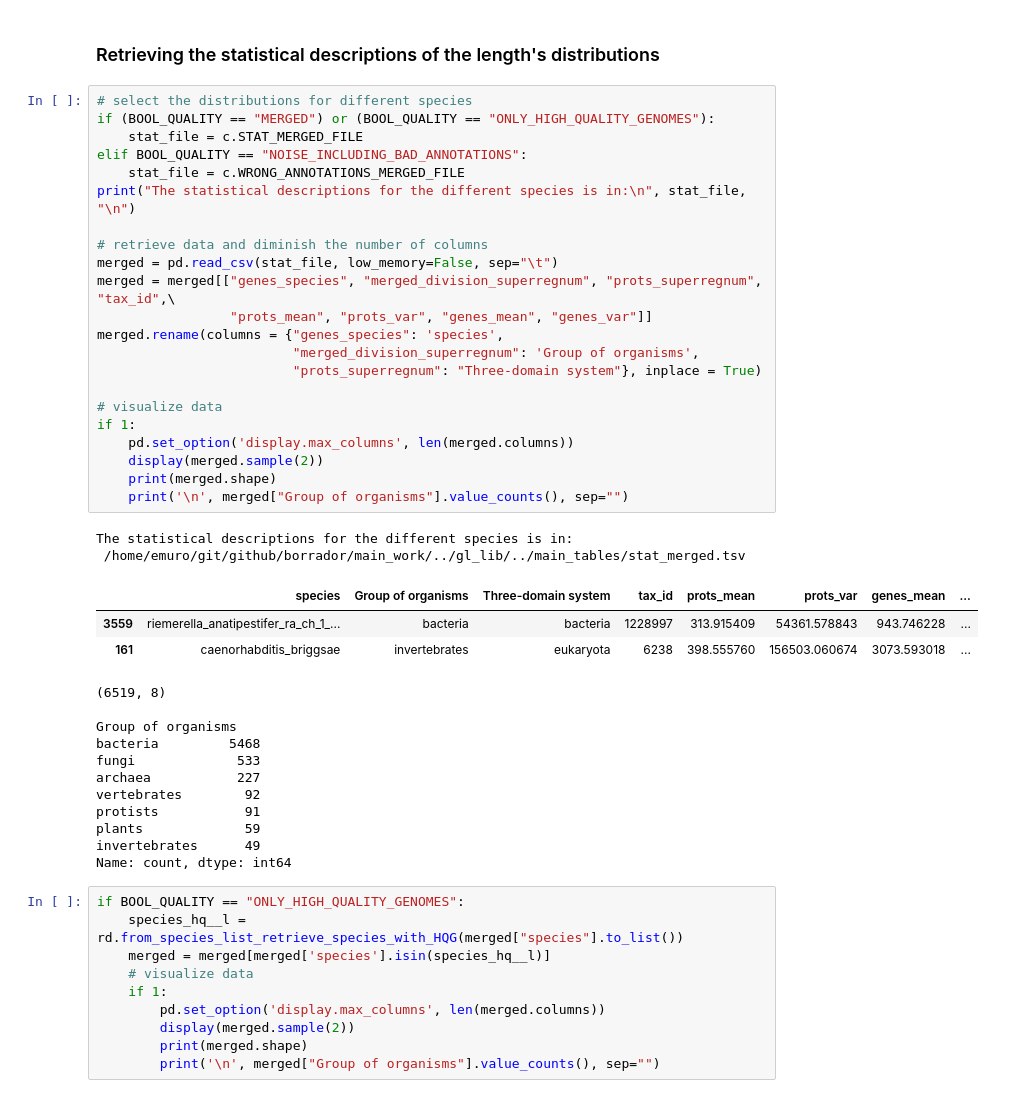
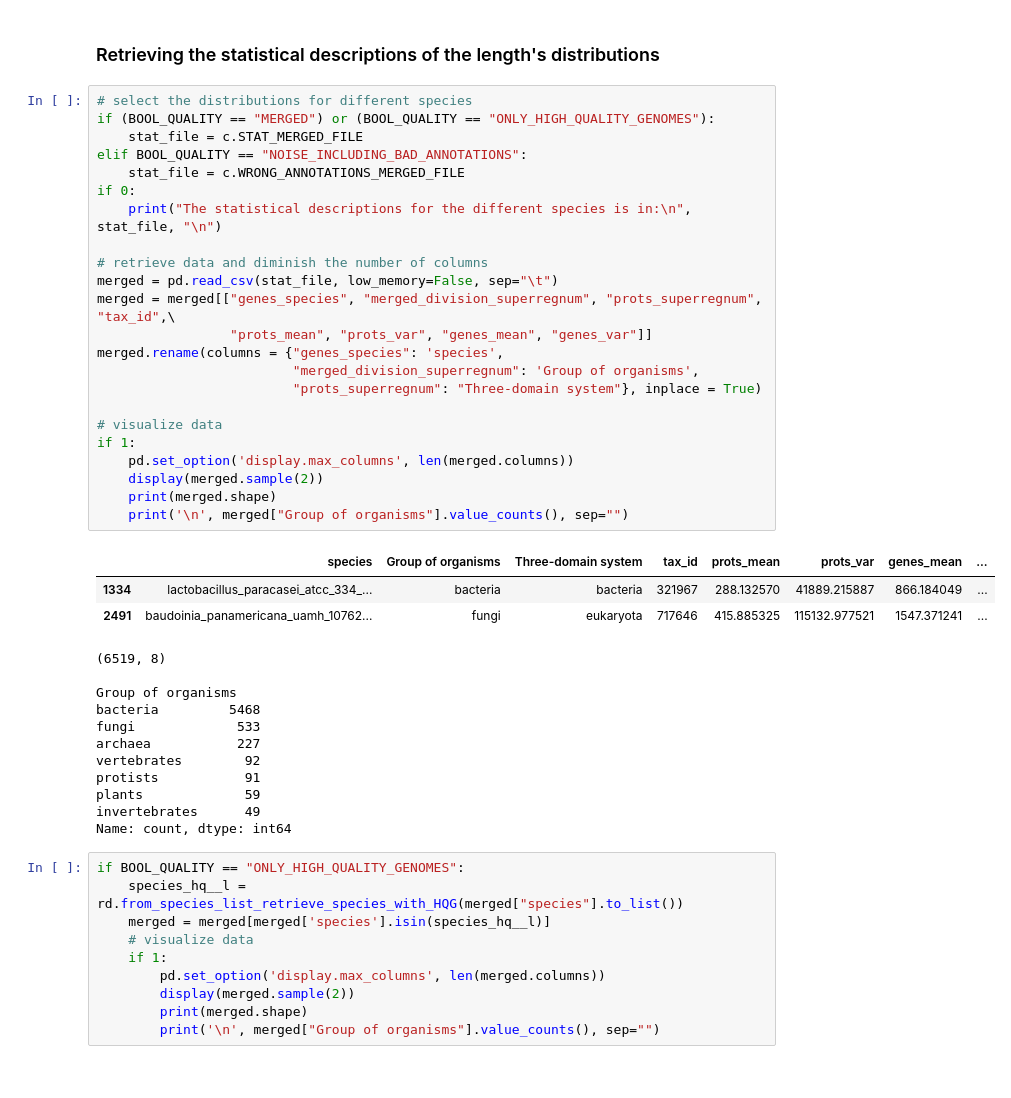
Before and after one commit to emuro/borrador, a Jupyter notebook: main_work/relation_proteins_protCodGenes_lengths.ipynb, the cells around one changed output. Saved outputs shown, nothing was run; the diff lists cells and outputs as text.

```diff
--- a/main_work/relation_proteins_protCodGenes_lengths.ipynb
+++ b/main_work/relation_proteins_protCodGenes_lengths.ipynb
@@ -24,42 +24,41 @@ BOOL_ALSO_THREE_DOMAIN_SYSTEM = 1
 # %%
 # select the distributions for different species
 if (BOOL_QUALITY == "MERGED") or (BOOL_QUALITY == "ONLY_HIGH_QUALITY_GENOMES"):
     stat_file = c.STAT_MERGED_FILE
 elif BOOL_QUALITY == "NOISE_INCLUDING_BAD_ANNOTATIONS":
     stat_file = c.WRONG_ANNOTATIONS_MERGED_FILE
-print("The statistical descriptions for the different species is in:\n", stat_file, "\n")
+if 0:
+    print("The statistical descriptions for the different species is in:\n", stat_file, "\n")
 
 # retrieve data and diminish the number of columns
 merged = pd.read_csv(stat_file, low_memory=False, sep="\t")
 merged = merged[["genes_species", "merged_division_superregnum", "prots_superregnum", "tax_id",\
                  "prots_mean", "prots_var", "genes_mean", "genes_var"]]
 merged.rename(columns = {"genes_species": 'species',
                          "merged_division_superregnum": 'Group of organisms',
                          "prots_superregnum": "Three-domain system"}, inplace = True)
 
 # visualize data
 if 1:
     pd.set_option('display.max_columns', len(merged.columns))
     display(merged.sample(2))
     print(merged.shape)
     print('\n', merged["Group of organisms"].value_counts(), sep="")
 # %% [output]
+|  | species | Group of organisms | Three-domain system | tax_id | prots_mean | prots_var | genes_mean | ... |
+| 1334 | lactobacillus_paracasei_atcc_334_... | bacteria | bacteria | 321967 | 288.132570 | 41889.215887 | 866.184049 | ... |
+| 2491 | baudoinia_panamericana_uamh_10762... | fungi | eukaryota | 717646 | 415.885325 | 115132.977521 | 1547.371241 | ... |
-The statistical descriptions for the different species is in:
- /home/emuro/git/github/borrador/main_work/../gl_lib/../main_tables/stat_merged.tsv
+(6519, 8)
+
+Group of organisms
+bacteria         5468
+fungi             533
+archaea           227
+vertebrates        92
+protists           91
+plants             59
+invertebrates      49
+Name: count, dtype: int64
-|  | species | Group of organisms | Three-domain system | tax_id | prots_mean | prots_var | genes_mean | ... |
-| 3559 | riemerella_anatipestifer_ra_ch_1_... | bacteria | bacteria | 1228997 | 313.915409 | 54361.578843 | 943.746228 | ... |
-| 161 | caenorhabditis_briggsae | invertebrates | eukaryota | 6238 | 398.555760 | 156503.060674 | 3073.593018 | ... |
-(6519, 8)
-
-Group of organisms
-bacteria         5468
-fungi             533
-archaea           227
-vertebrates        92
-protists           91
-plants             59
-invertebrates      49
-Name: count, dtype: int64
 # %%
 if BOOL_QUALITY == "ONLY_HIGH_QUALITY_GENOMES":
     species_hq__l = rd.from_species_list_retrieve_species_with_HQG(merged["species"].to_list())
```
Also changed, not shown: 1 other file.
